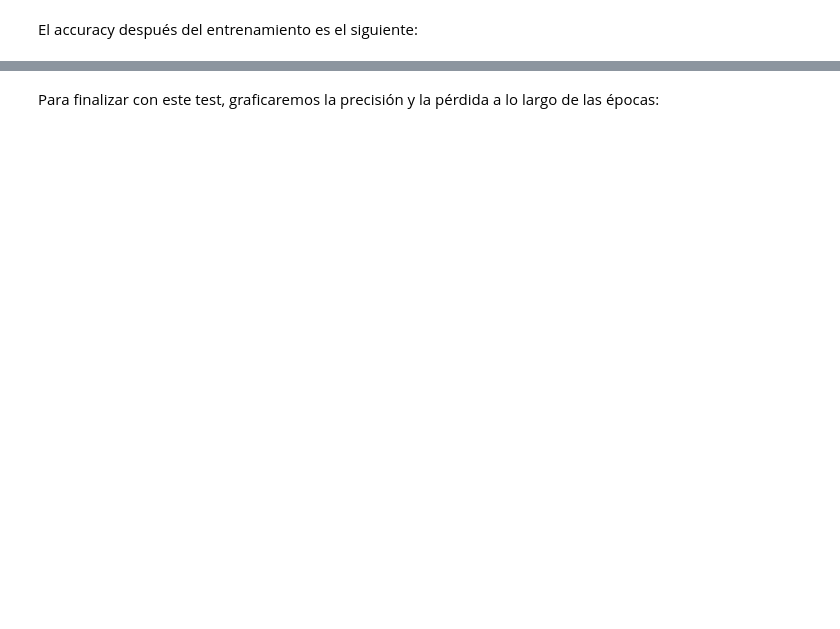
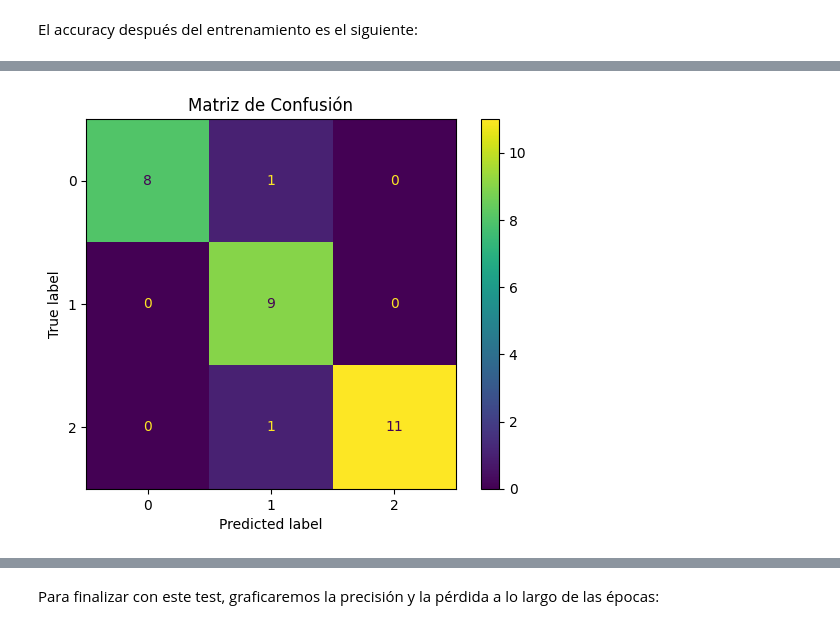
Before and after one commit to adoojeda/ModularNNEngine, a Jupyter notebook: main.ipynb, the cells around one changed output, grey strips where cells are left out. Saved outputs shown, nothing was run; the diff lists cells and outputs as text; code cells hidden in the pictures; blank space fills up the shorter version.

```diff
--- a/main.ipynb
+++ b/main.ipynb
@@ -127,0 +152,4 @@ En resumen, ambos modelos muestran un desempeño competitivo, la neurona funcion
+# %%
+Y_pred3 = [nn3.feedforward(x) for x in X_test]
+acc_model3 = NeuralNetwork.accuracy(y_test, Y_pred3)
+print("Accuracy after training (on test): ", acc_model3)
@@ -127,0 +160,7 @@ En resumen, ambos modelos muestran un desempeño competitivo, la neurona funcion
+# %%
+y_pred_classes = np.argmax(Y_pred3, axis=1)
+y_test_classes = np.argmax(y_test, axis=1)
+
+plot_confusion_matrix(y_test_classes, y_pred_classes)
+# %% [output]
+[figure, added]
```
Also changed, not shown: parts of 77 cells of this notebook.
